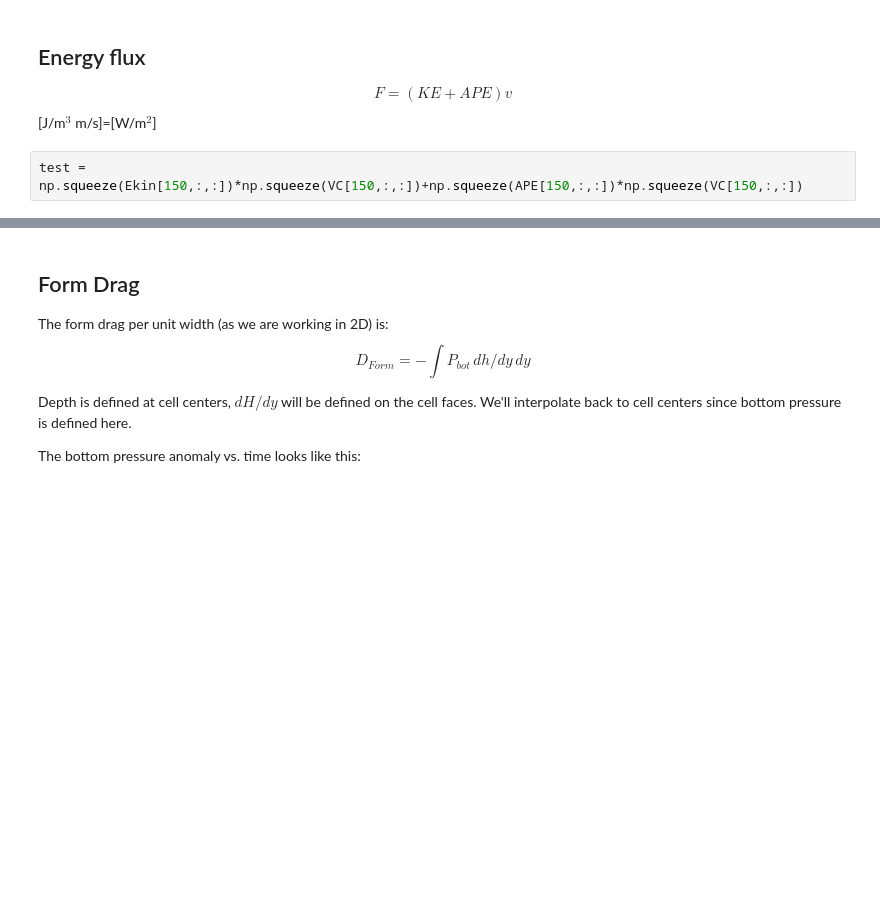
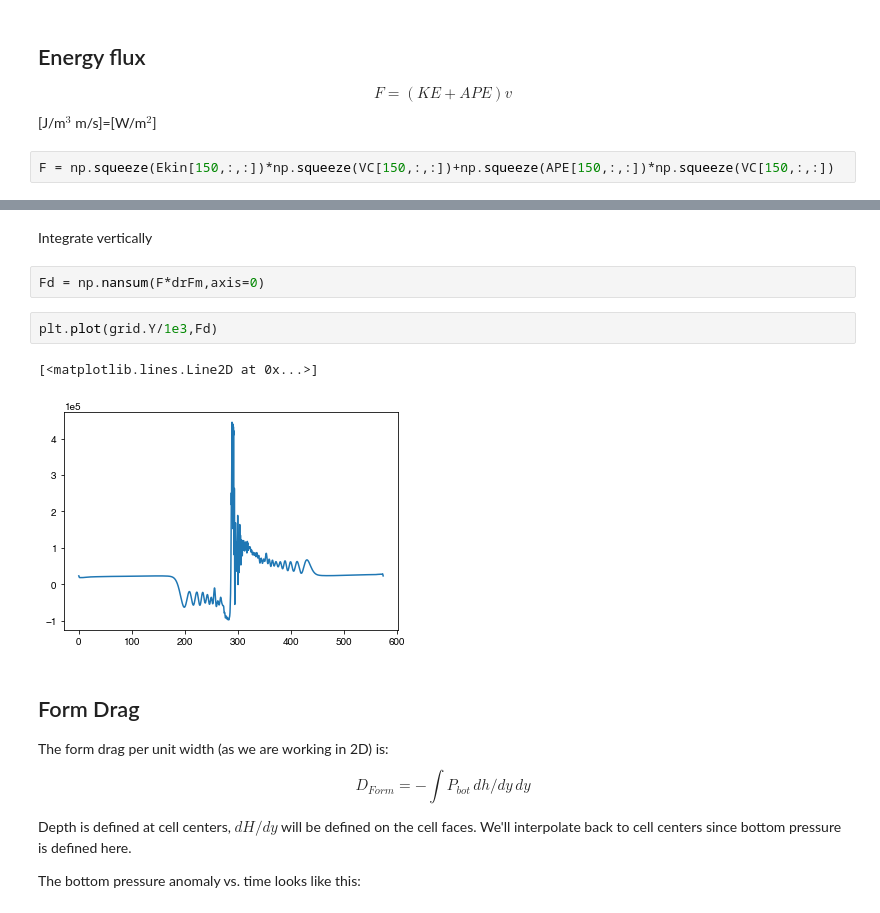
Before and after one commit to gunnarvoet/flow-across-bump, a Jupyter notebook: analysis/bump_analysis.ipynb, the cells around one changed output, grey strips where cells are left out. Cells and saved outputs as stored; diff of their text form; blank space fills up the shorter version.

```diff
--- a/analysis/bump_analysis.ipynb
+++ b/analysis/bump_analysis.ipynb
@@ -745,5 +745,5 @@ CenterPlot()
 ## Energy flux
 $$F = (KE + APE) v$$ [J/m$^3$ m/s]=[W/m$^2$]
 # %%
-test = np.squeeze(Ekin[150,:,:])*np.squeeze(VC[150,:,:])+np.squeeze(APE[150,:,:])*np.squeeze(VC[150,:,:])
+F = np.squeeze(Ekin[150,:,:])*np.squeeze(VC[150,:,:])+np.squeeze(APE[150,:,:])*np.squeeze(VC[150,:,:])
 # %%
@@ -752,6 +752,15 @@ plt.colorbar()
 # %% [output]
 <matplotlib.colorbar.Colorbar at 0x...>
 [figure]
+# %% [markdown]
+Integrate vertically
+# %%
+Fd = np.nansum(F*drFm,axis=0)
+# %%
+plt.plot(grid.Y/1e3,Fd)
+# %% [output]
+[<matplotlib.lines.Line2D at 0x...>]
+[figure, added]
 # %% [markdown]
 ## Form Drag
 
```
Also changed, not shown: parts of 1 cell of this notebook.
